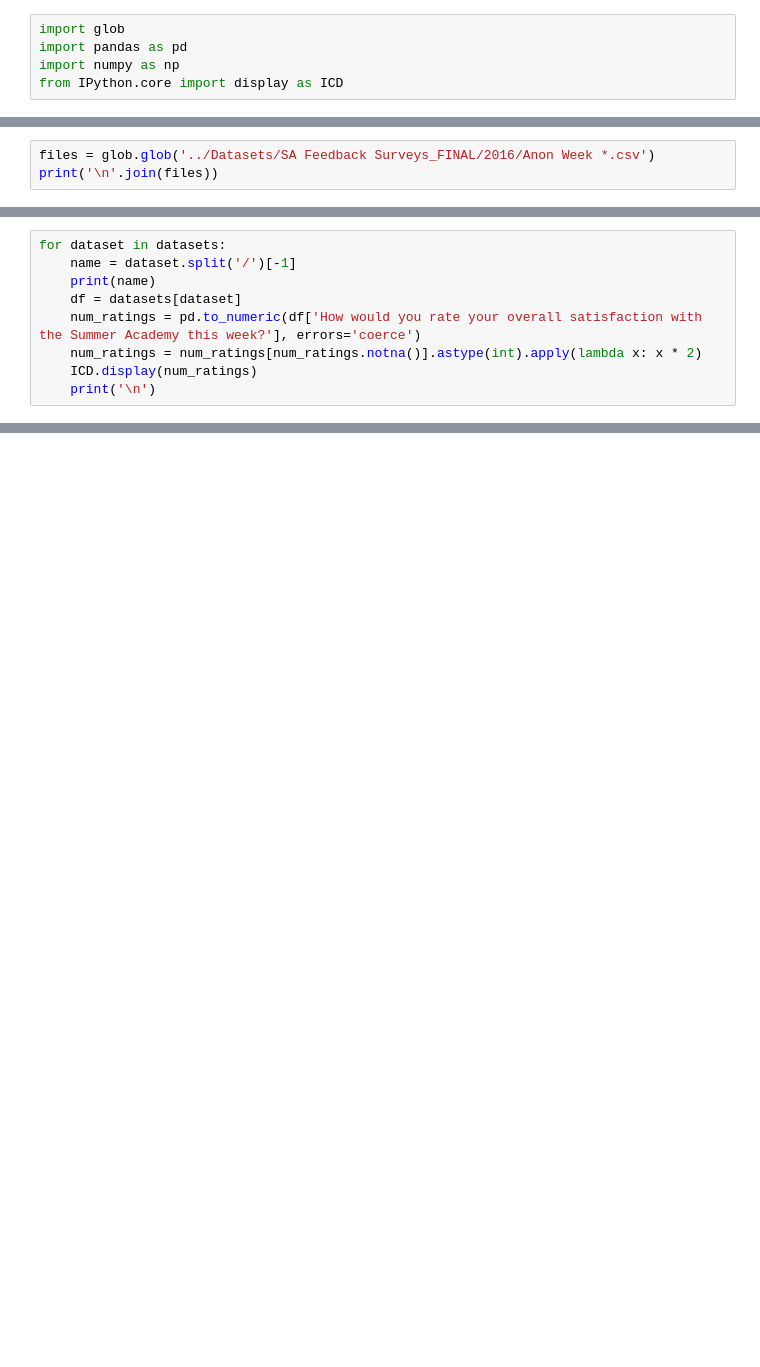
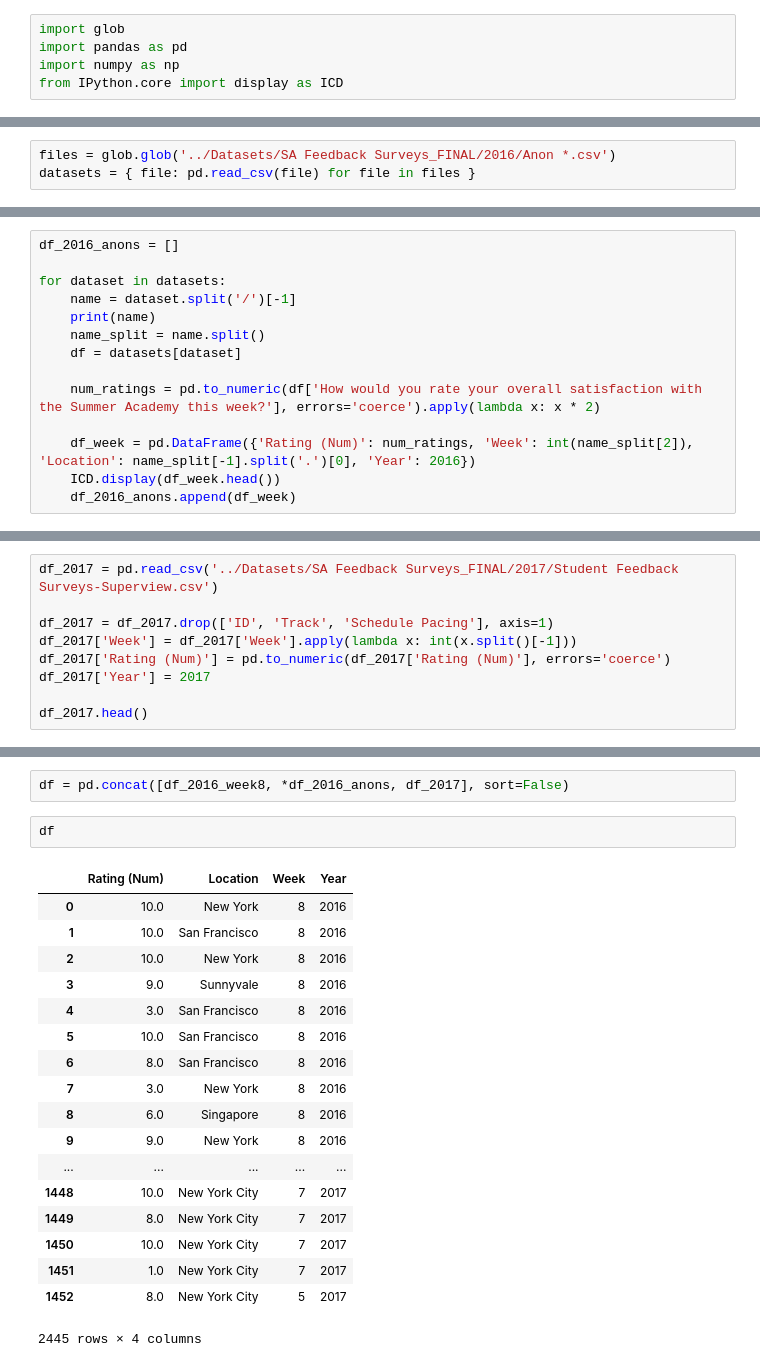
Before and after one commit to DacioRomero/Data-Analysis, a Jupyter notebook: Personal/Coursework/NPS.ipynb, the cells around one changed output, grey strips where cells are left out. Saved outputs shown, nothing was run; the diff lists cells and outputs as text; blank space fills up the shorter version.

Commit message:
Combine all NPS data

```diff
--- a/Personal/Coursework/NPS.ipynb
+++ b/Personal/Coursework/NPS.ipynb
@@ -6,3 +25,3 @@ from IPython.core import display as ICD
 # %%
-files = glob.glob('../Datasets/SA Feedback Surveys_FINAL/2016/Anon Week *.csv')
-print('\n'.join(files))
+files = glob.glob('../Datasets/SA Feedback Surveys_FINAL/2016/Anon *.csv')
+datasets = { file: pd.read_csv(file) for file in files }
@@ -29,11 +28,16 @@ datasets = { file: pd.read_csv(file) for file in files }
 # %%
+df_2016_anons = []
+
 for dataset in datasets:
     name = dataset.split('/')[-1]
     print(name)
+    name_split = name.split()
     df = datasets[dataset]
-    num_ratings = pd.to_numeric(df['How would you rate your overall satisfaction with the Summer Academy this week?'], errors='coerce')
-    num_ratings = num_ratings[num_ratings.notna()].astype(int).apply(lambda x: x * 2)
-    ICD.display(num_ratings)
-    print('\n')
+
+    num_ratings = pd.to_numeric(df['How would you rate your overall satisfaction with the Summer Academy this week?'], errors='coerce').apply(lambda x: x * 2)
+
+    df_week = pd.DataFrame({'Rating (Num)': num_ratings, 'Week': int(name_split[2]), 'Location': name_split[-1].split('.')[0], 'Year': 2016})
+    ICD.display(df_week.head())
+    df_2016_anons.append(df_week)
 # %% [output]
 Anon Week 7 Feedback - Taipei.csv
@@ -128,0 +88,9 @@ Name: How would you rate your overall satisfaction with the Summer Academy this
+# %%
+df_2017 = pd.read_csv('../Datasets/SA Feedback Surveys_FINAL/2017/Student Feedback Surveys-Superview.csv')
+
+df_2017 = df_2017.drop(['ID', 'Track', 'Schedule Pacing'], axis=1)
+df_2017['Week'] = df_2017['Week'].apply(lambda x: int(x.split()[-1]))
+df_2017['Rating (Num)'] = pd.to_numeric(df_2017['Rating (Num)'], errors='coerce')
+df_2017['Year'] = 2017
+
+df_2017.head()
@@ -128,0 +106,23 @@ Name: How would you rate your overall satisfaction with the Summer Academy this
+# %%
+df = pd.concat([df_2016_week8, *df_2016_anons, df_2017], sort=False)
+# %%
+df
+# %% [output]
+|  | Rating (Num) | Location | Week | Year |
+| 0 | 10.0 | New York | 8 | 2016 |
+| 1 | 10.0 | San Francisco | 8 | 2016 |
+| 2 | 10.0 | New York | 8 | 2016 |
+| 3 | 9.0 | Sunnyvale | 8 | 2016 |
+| 4 | 3.0 | San Francisco | 8 | 2016 |
+| 5 | 10.0 | San Francisco | 8 | 2016 |
+| 6 | 8.0 | San Francisco | 8 | 2016 |
+| 7 | 3.0 | New York | 8 | 2016 |
+| 8 | 6.0 | Singapore | 8 | 2016 |
+| 9 | 9.0 | New York | 8 | 2016 |
+| ... | ... | ... | ... | ... |
+| 1448 | 10.0 | New York City | 7 | 2017 |
+| 1449 | 8.0 | New York City | 7 | 2017 |
+| 1450 | 10.0 | New York City | 7 | 2017 |
+| 1451 | 1.0 | New York City | 7 | 2017 |
+| 1452 | 8.0 | New York City | 5 | 2017 |
+2445 rows × 4 columns
```
Also changed, not shown: parts of 9 cells of this notebook.
